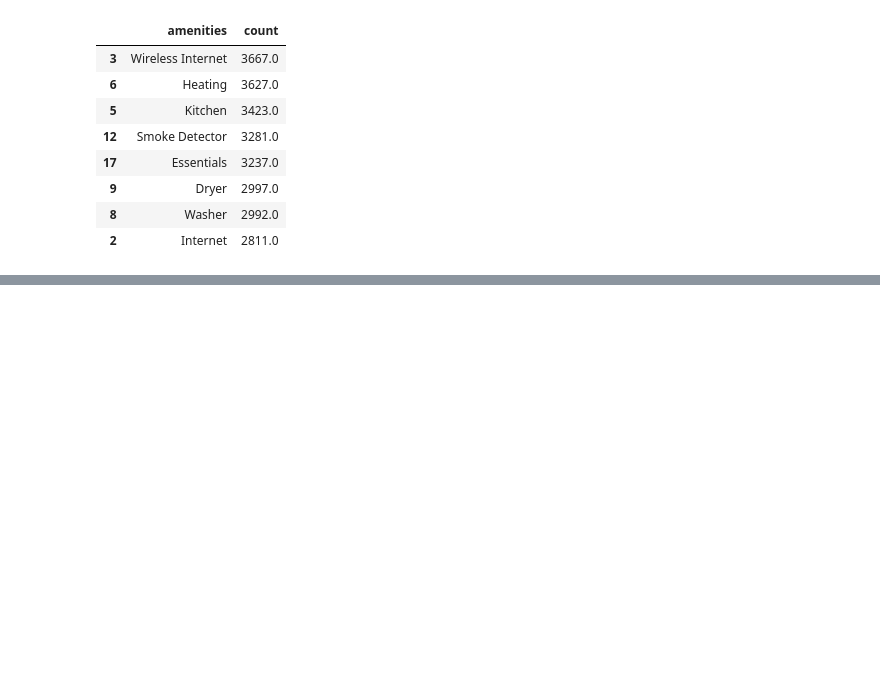
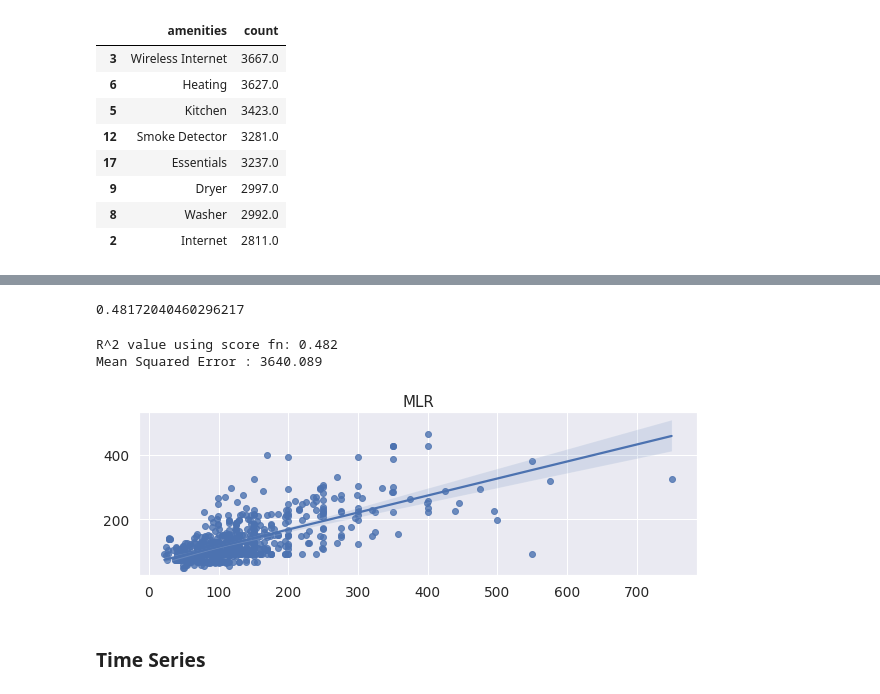
Before and after one commit to anushkapandey123/Outliers_PES1UG20CS123_PES1UG20CS072, a Jupyter notebook: EDA_Outliers_PES1UG20CS123_PES1UG20CS072.ipynb, the cells around one changed output, grey strips where cells are left out. Drawn from its saved outputs; the diff is of its cells as text; code cells hidden in the pictures; blank space fills up the shorter version.

```diff
--- a/EDA_Outliers_PES1UG20CS123_PES1UG20CS072.ipynb
+++ b/EDA_Outliers_PES1UG20CS123_PES1UG20CS072.ipynb
@@ -405,0 +631,5 @@ pd_amenities_count
+# %%
+listings_selected.square_feet.fillna(value=df['square_feet'].mean(), inplace=True)
+listings_selected.bathrooms.fillna(method="bfill", inplace=True)
+listings_selected.bedrooms.fillna(method="bfill", inplace=True)
+listings_selected.beds.fillna(method="bfill", inplace=True)
@@ -405,0 +652,15 @@ pd_amenities_count
+# %%
+import numpy as np
+X = listings_selected[[
+    'bathrooms',
+    'bedrooms',
+    'accommodates',
+    'beds','square_feet'
+]]
+y = listings_selected['price']
+
+X = np.asarray(X)
+y = np.asarray(y)
+
+#X= X.reshape(-1, 1)
+#y = y.reshape(-1, 1)
@@ -405,0 +671,31 @@ pd_amenities_count
+# %%
+X_train, X_test, y_train, y_test = train_test_split(X, y, train_size=0.8, test_size=0.2, random_state = 100)
+
+lm = LinearRegression()
+
+
+lm.fit(X_train, y_train)
+LinearRegression(copy_X=True, fit_intercept=True, n_jobs=1, normalize=False)
+
+from sklearn.metrics import r2_score
+from sklearn.metrics import mean_squared_error
+from sklearn import metrics
+print(lm.score(X_train, y_train))
+y_pred = lm.predict(X_test)
+# %% [output]
+0.48172040460296217
+# %%
+print("R^2 value using score fn: %.3f" % lm.score(X_test,y_test))
+print("Mean Squared Error : %0.3f" % mean_squared_error(y_test,y_pred))
+# %% [output]
+R^2 value using score fn: 0.482
+Mean Squared Error : 3640.089
+# %%
+fig = plt.figure(figsize=(10,3))
+sns.regplot(y_test,y_pred)
+plt.title("MLR")
+plt.show()
+# %% [output]
+[figure, added]
+# %% [markdown]
+### Time Series
```
Also changed, not shown: parts of 81 cells of this notebook.
